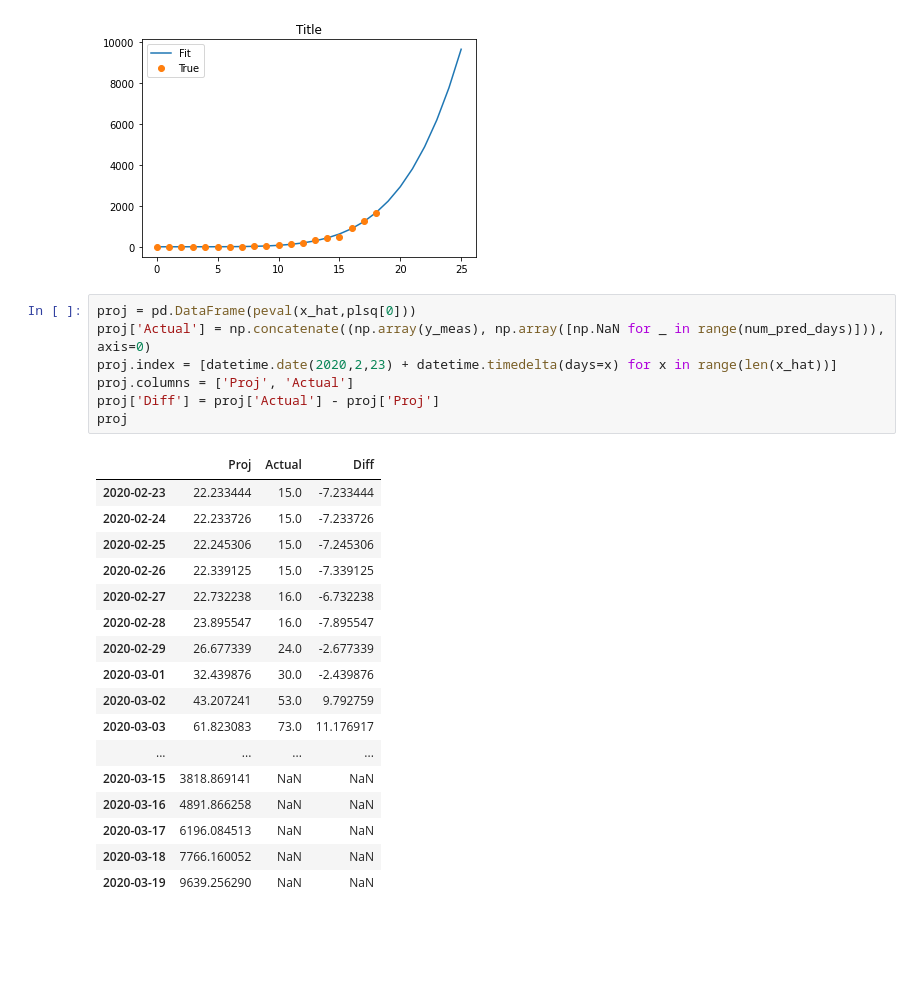
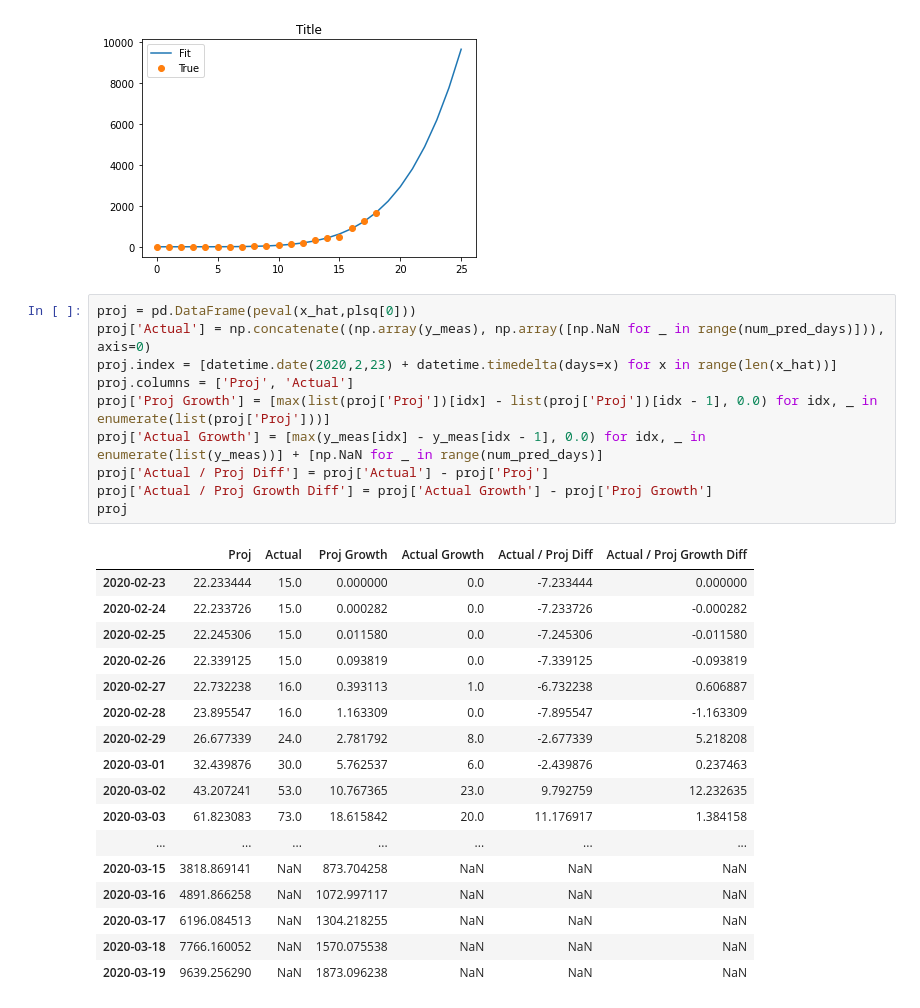
Before and after one commit to p-gonzo/covid-19-us-timeseries, a Jupyter notebook: Covid-19 US Timeseries Data.ipynb, the cells around one changed output. Drawn from its saved outputs; the diff is of its cells as text; blank space fills up the shorter version.

```diff
--- a/Covid-19 US Timeseries Data.ipynb
+++ b/Covid-19 US Timeseries Data.ipynb
@@ -200,25 +200,28 @@ plt.legend(['Fit', 'True'], loc='upper left')
 # %%
 proj = pd.DataFrame(peval(x_hat,plsq[0]))
 proj['Actual'] = np.concatenate((np.array(y_meas), np.array([np.NaN for _ in range(num_pred_days)])), axis=0)
 proj.index = [datetime.date(2020,2,23) + datetime.timedelta(days=x) for x in range(len(x_hat))]
 proj.columns = ['Proj', 'Actual']
-proj['Diff'] = proj['Actual'] - proj['Proj']
+proj['Proj Growth'] = [max(list(proj['Proj'])[idx] - list(proj['Proj'])[idx - 1], 0.0) for idx, _ in enumerate(list(proj['Proj']))]
+proj['Actual Growth'] = [max(y_meas[idx] - y_meas[idx - 1], 0.0) for idx, _ in enumerate(list(y_meas))] + [np.NaN for _ in range(num_pred_days)]
+proj['Actual / Proj Diff'] = proj['Actual'] - proj['Proj']
+proj['Actual / Proj Growth Diff'] = proj['Actual Growth'] - proj['Proj Growth']
 proj
 # %% [output]
-|  | Proj | Actual | Diff |
-| 2020-02-23 | 22.233444 | 15.0 | -7.233444 |
-| 2020-02-24 | 22.233726 | 15.0 | -7.233726 |
-| 2020-02-25 | 22.245306 | 15.0 | -7.245306 |
-| 2020-02-26 | 22.339125 | 15.0 | -7.339125 |
-| 2020-02-27 | 22.732238 | 16.0 | -6.732238 |
-| 2020-02-28 | 23.895547 | 16.0 | -7.895547 |
-| 2020-02-29 | 26.677339 | 24.0 | -2.677339 |
-| 2020-03-01 | 32.439876 | 30.0 | -2.439876 |
-| 2020-03-02 | 43.207241 | 53.0 | 9.792759 |
-| 2020-03-03 | 61.823083 | 73.0 | 11.176917 |
-| ... | ... | ... | ... |
-| 2020-03-15 | 3818.869141 | NaN | NaN |
-| 2020-03-16 | 4891.866258 | NaN | NaN |
-| 2020-03-17 | 6196.084513 | NaN | NaN |
-| 2020-03-18 | 7766.160052 | NaN | NaN |
-| 2020-03-19 | 9639.256290 | NaN | NaN |
+|  | Proj | Actual | Proj Growth | Actual Growth | Actual / Proj Diff | Actual / Proj Growth Diff |
+| 2020-02-23 | 22.233444 | 15.0 | 0.000000 | 0.0 | -7.233444 | 0.000000 |
+| 2020-02-24 | 22.233726 | 15.0 | 0.000282 | 0.0 | -7.233726 | -0.000282 |
+| 2020-02-25 | 22.245306 | 15.0 | 0.011580 | 0.0 | -7.245306 | -0.011580 |
+| 2020-02-26 | 22.339125 | 15.0 | 0.093819 | 0.0 | -7.339125 | -0.093819 |
+| 2020-02-27 | 22.732238 | 16.0 | 0.393113 | 1.0 | -6.732238 | 0.606887 |
+| 2020-02-28 | 23.895547 | 16.0 | 1.163309 | 0.0 | -7.895547 | -1.163309 |
+| 2020-02-29 | 26.677339 | 24.0 | 2.781792 | 8.0 | -2.677339 | 5.218208 |
+| 2020-03-01 | 32.439876 | 30.0 | 5.762537 | 6.0 | -2.439876 | 0.237463 |
+| 2020-03-02 | 43.207241 | 53.0 | 10.767365 | 23.0 | 9.792759 | 12.232635 |
+| 2020-03-03 | 61.823083 | 73.0 | 18.615842 | 20.0 | 11.176917 | 1.384158 |
+| ... | ... | ... | ... | ... | ... | ... |
+| 2020-03-15 | 3818.869141 | NaN | 873.704258 | NaN | NaN | NaN |
+| 2020-03-16 | 4891.866258 | NaN | 1072.997117 | NaN | NaN | NaN |
+| 2020-03-17 | 6196.084513 | NaN | 1304.218255 | NaN | NaN | NaN |
+| 2020-03-18 | 7766.160052 | NaN | 1570.075538 | NaN | NaN | NaN |
+| 2020-03-19 | 9639.256290 | NaN | 1873.096238 | NaN | NaN | NaN |
```
